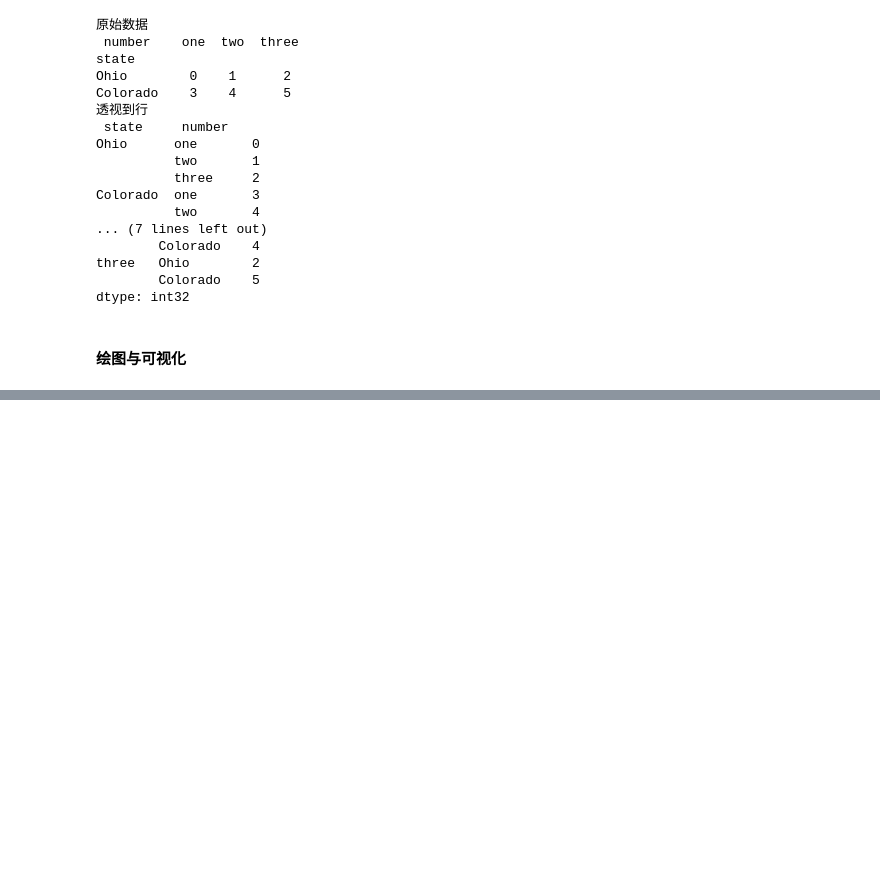
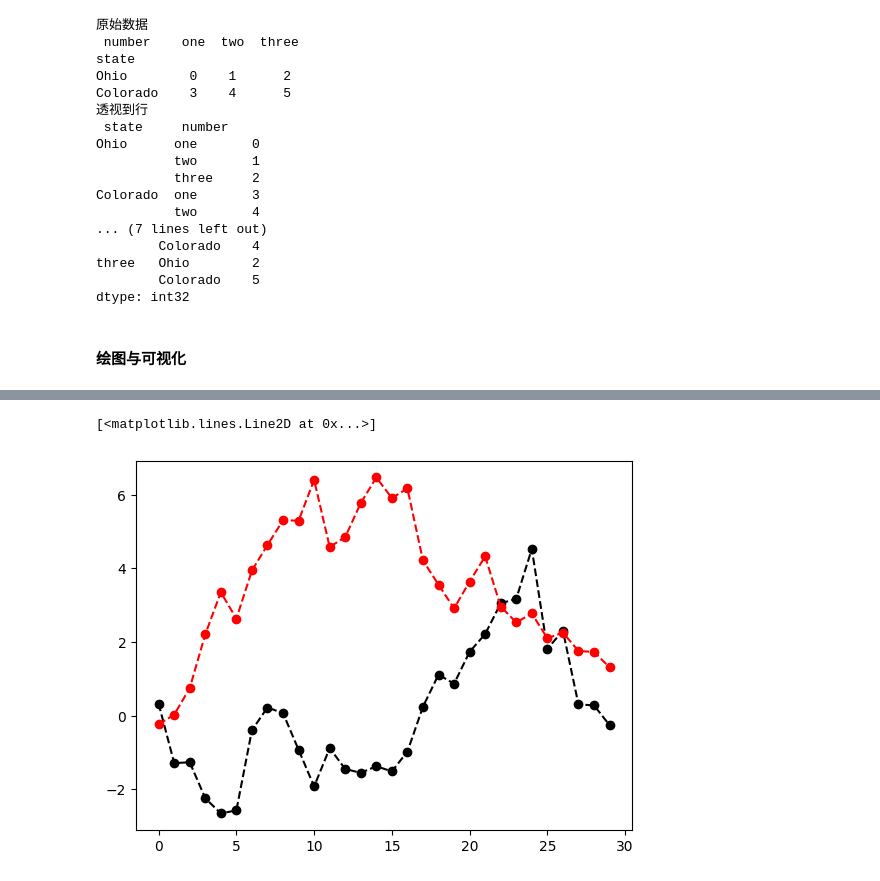
Before and after one commit to eastyell/study_python, a Jupyter notebook: study.ipynb, the cells around one changed output, grey strips where cells are left out. Cells and saved outputs as stored; diff of their text form; code cells hidden in the pictures; blank space fills up the shorter version.

Commit message:
增加 matplotlib的数据处理

```diff
--- a/study.ipynb
+++ b/study.ipynb
@@ -951,0 +954,7 @@ ax3.plot(np.random.randn(50).cumsum(), 'k--')
+# %%
+from numpy.random import randn
+plt.plot(randn(30).cumsum(), 'ko--')
+plt.plot(randn(30).cumsum(), color='r', linestyle='dashed', marker='o')
+# %% [output]
+[<matplotlib.lines.Line2D at 0x...>]
+[figure, added]
```
Also changed, not shown: parts of 3 cells of this notebook.
